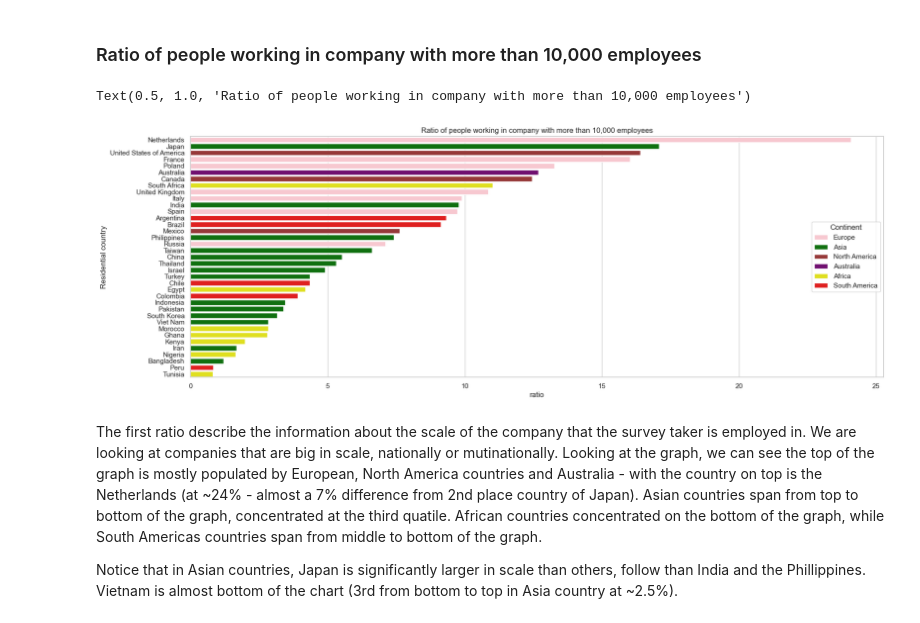
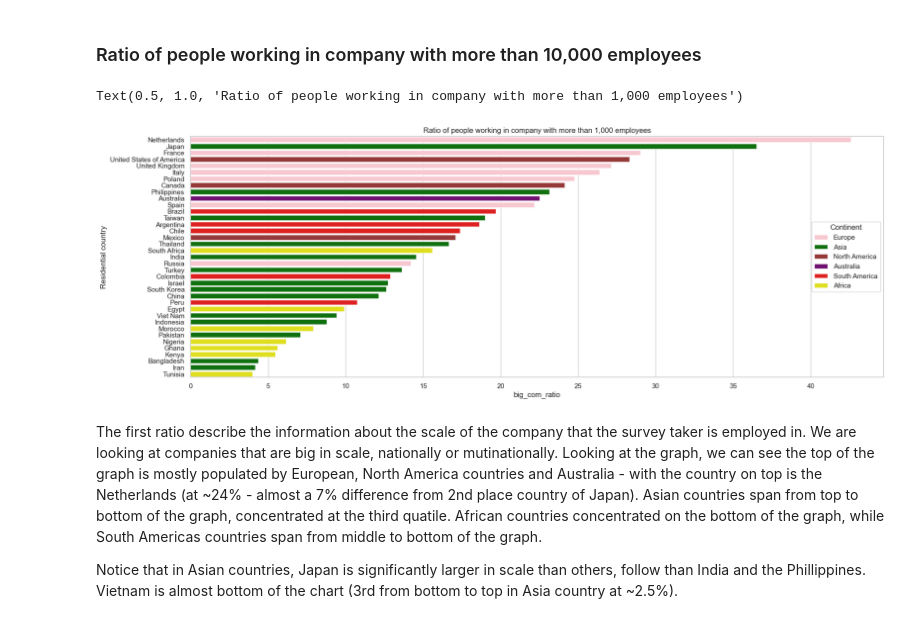
Before and after one commit to HTNam1710/P4DS_FinalProject, a Jupyter notebook: Source/phase_ask.ipynb, the cells around one changed output. Cells and saved outputs as stored; diff of their text form; code cells hidden in the pictures.

```diff
--- a/Source/phase_ask.ipynb
+++ b/Source/phase_ask.ipynb
@@ -160,18 +150,18 @@ Notice that most of the survey taker are from Asia, follow by Africa countries.
 ### Ratio of people working in company with more than 10,000 employees
 # %%
 # Calculate the ratio of people who work in company with more than 10,000 employees
-big_company_df = data[(data['Company size'] == '10,000 or more employees')]
+big_company_df = data[(data['Company size'] == '1000-9,999 employees') | (data['Company size'] == '10,000 or more employees')]
 big_company_df = pd.merge(big_company_df.groupby('Residential country')['Company size'].agg(big_company = 'count'), total_response_df, on='Residential country')
-big_company_df['ratio'] = big_company_df['big_company'] * 100 / big_company_df['number_of_response']
+big_company_df['big_com_ratio'] = big_company_df['big_company'] * 100 / big_company_df['number_of_response']
 # %%
 figure, ax = plt.subplots(figsize=(20, 7))
 sns.set_theme(style="whitegrid")
 sns.set_color_codes('muted')
-sns.barplot(x='ratio', y='Residential country', data=big_company_df.sort_values(by='ratio', ascending=False),palette = continent_color ,hue='Continent', dodge=False)
-ax.set_title("Ratio of people working in company with more than 10,000 employees")
+sns.barplot(x='big_com_ratio', y='Residential country', data=big_company_df.sort_values(by='big_com_ratio', ascending=False),palette = continent_color ,hue='Continent', dodge=False)
+ax.set_title("Ratio of people working in company with more than 1,000 employees")
 # %% [output]
-Text(0.5, 1.0, 'Ratio of people working in company with more than 10,000 employees')
+Text(0.5, 1.0, 'Ratio of people working in company with more than 1,000 employees')
-[figure, old version]
+[figure, new version]
 # %% [markdown]
 The first ratio describe the information about the scale of the company that the survey taker is employed in. We are looking at companies that are big in scale, nationally or mutinationally. Looking at the graph, we can see the top of the graph is mostly populated by European, North America countries and Australia  - with the country on top is the Netherlands (at ~24% - almost a 7% difference from 2nd place country of Japan). Asian countries span from top to bottom of the graph, concentrated at the third quatile. African countries concentrated on the bottom of the graph, while South Americas countries span from middle to bottom of the graph.
 
```
Also changed, not shown: parts of 51 cells of this notebook.
